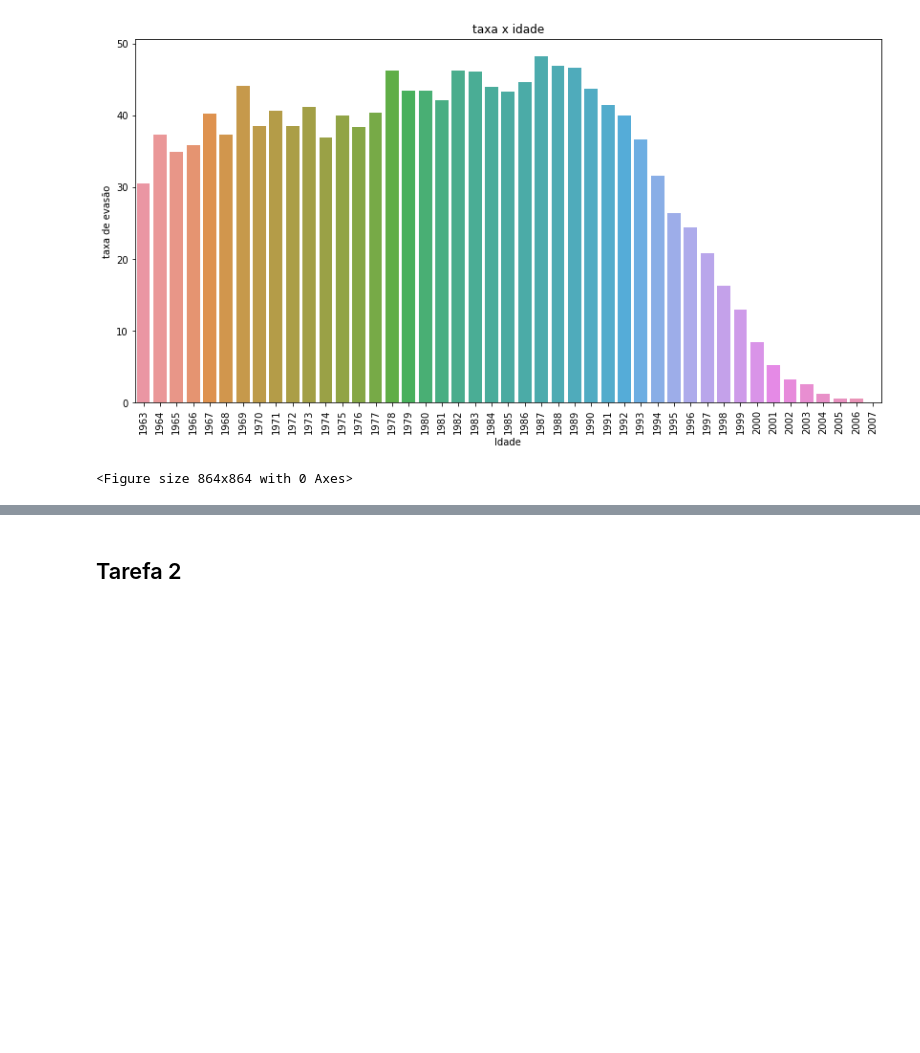
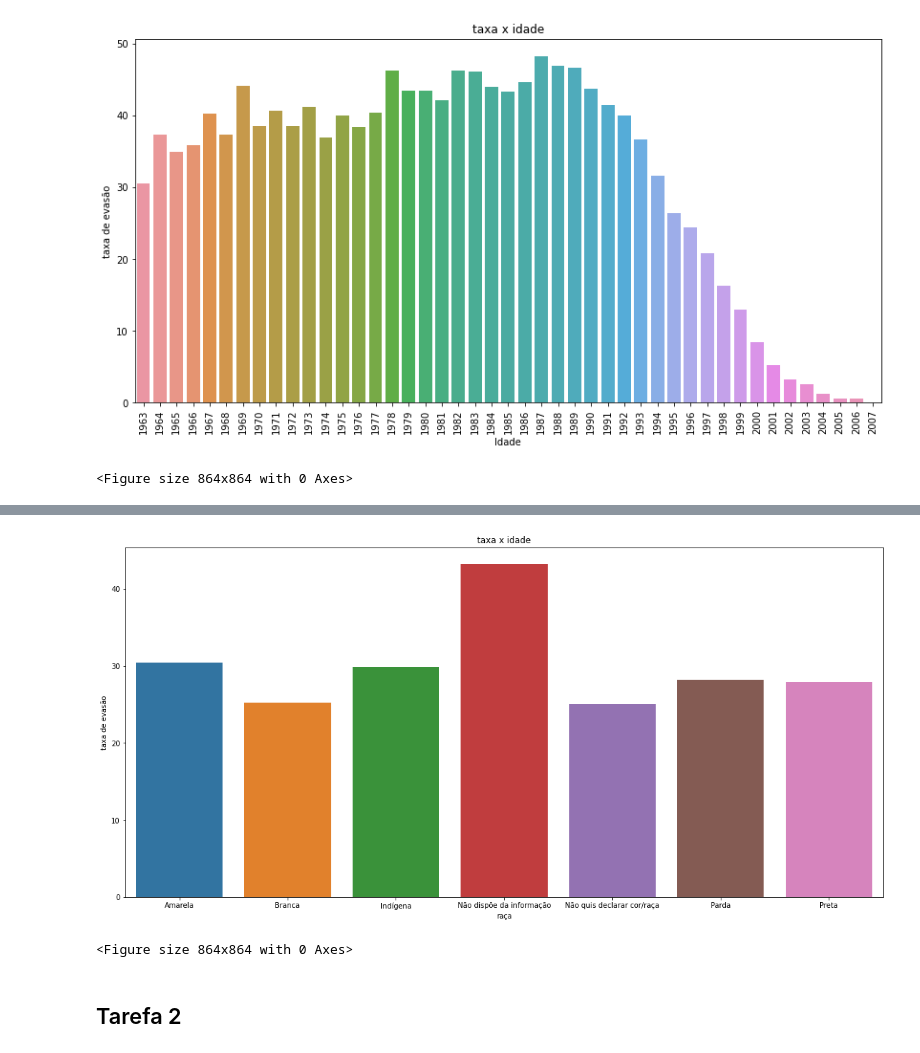
Before and after one commit to znehAC/mineracao_dados, a Jupyter notebook: main3.ipynb, the cells around one changed output, grey strips where cells are left out. Saved outputs shown, nothing was run; the diff lists cells and outputs as text; code cells hidden in the pictures; blank space fills up the shorter version.

```diff
--- a/main3.ipynb
+++ b/main3.ipynb
@@ -527,3 +527,7 @@ plt.show(fig)
 # %% [output]
 [figure]
 <Figure size 864x864 with 0 Axes>
+# %%
+questao_3 = df.groupby("cor").count()
+questao_3_evadiu = df[df["status"] == "Evasão"].groupby("cor").count()
+questao_3["taxa"] = (questao_3_evadiu["status"]/questao_3["status"])*100
@@ -530,3 +558,14 @@ plt.show(fig)
+# %%
+plt.rcParams['figure.figsize'] = [19, 9]
+fig = sns.barplot(questao_3.index, questao_3["taxa"])
+plt.xlabel("raça")
+plt.ylabel("taxa de evasão")
+plt.title("taxa x idade") # You can comment this line out if you don't need title
+plt.figure(figsize=(12,12))
+plt.show(fig)
+# %% [output]
+[figure, added]
+<Figure size 864x864 with 0 Axes>
 # %% [markdown]
 ## Tarefa 2
 # %%
```
Also changed, not shown: parts of 2 cells of this notebook.
